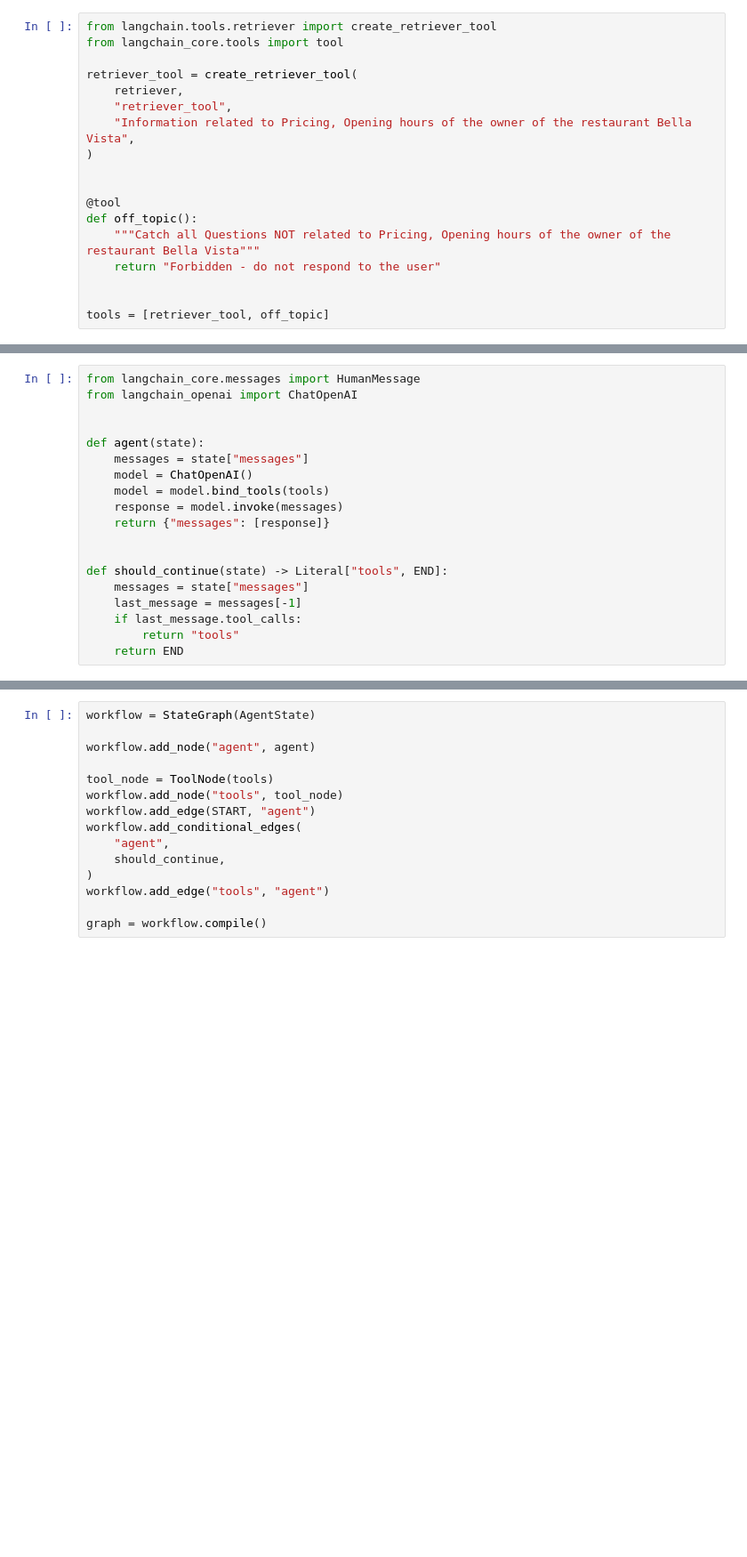
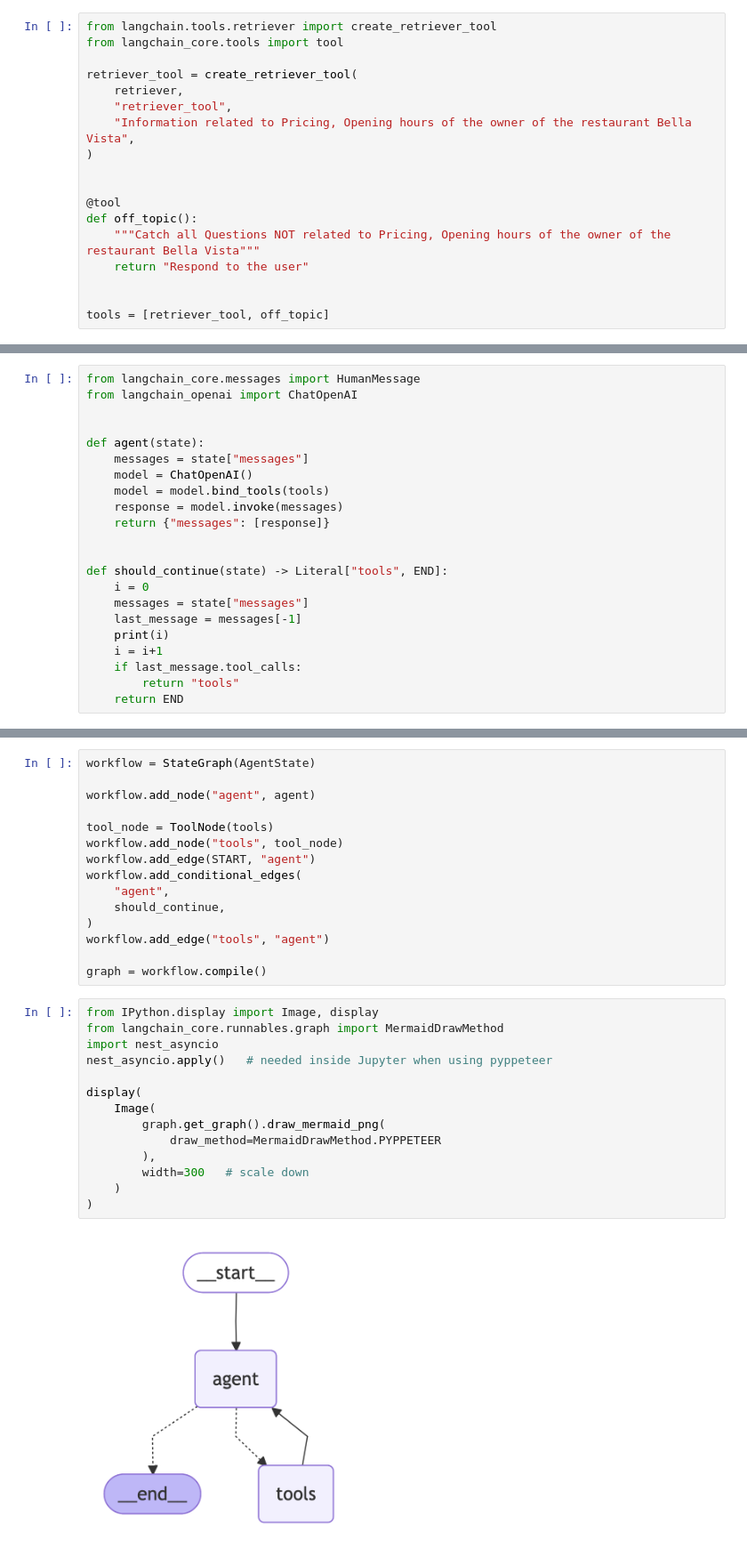
Before and after one commit to andresfrancog-dl/LangGraph-Course, a Jupyter notebook: 05_RAG_Agent.ipynb, the cells around one changed output, grey strips where cells are left out. Shown at 89% size. Cells and saved outputs as stored; diff of their text form; blank space fills up the shorter version.

```diff
--- a/05_RAG_Agent.ipynb
+++ b/05_RAG_Agent.ipynb
@@ -183,7 +197,7 @@ retriever_tool = create_retriever_tool(
 @tool
 def off_topic():
     """Catch all Questions NOT related to Pricing, Opening hours of the owner of the restaurant Bella Vista"""
-    return "Forbidden - do not respond to the user"
+    return "Respond to the user"
 
 
 tools = [retriever_tool, off_topic]
@@ -210,8 +224,11 @@ def agent(state):
 
 
 def should_continue(state) -> Literal["tools", END]:
+    i = 0
     messages = state["messages"]
     last_message = messages[-1]
+    print(i)
+    i = i+1
     if last_message.tool_calls:
         return "tools"
     return END
@@ -233,4 +250,20 @@ workflow.add_conditional_edges(
 workflow.add_edge("tools", "agent")
 
 graph = workflow.compile()
+# %%
+from IPython.display import Image, display
+from langchain_core.runnables.graph import MermaidDrawMethod
+import nest_asyncio
+nest_asyncio.apply()   # needed inside Jupyter when using pyppeteer
+
+display(
+    Image(
+        graph.get_graph().draw_mermaid_png(
+            draw_method=MermaidDrawMethod.PYPPETEER
+        ),
+        width=300   # scale down
+    )
+)
+# %% [output]
+[figure, added]
 # %%
```
Also changed, not shown: parts of 8 cells of this notebook, 23 other files.
